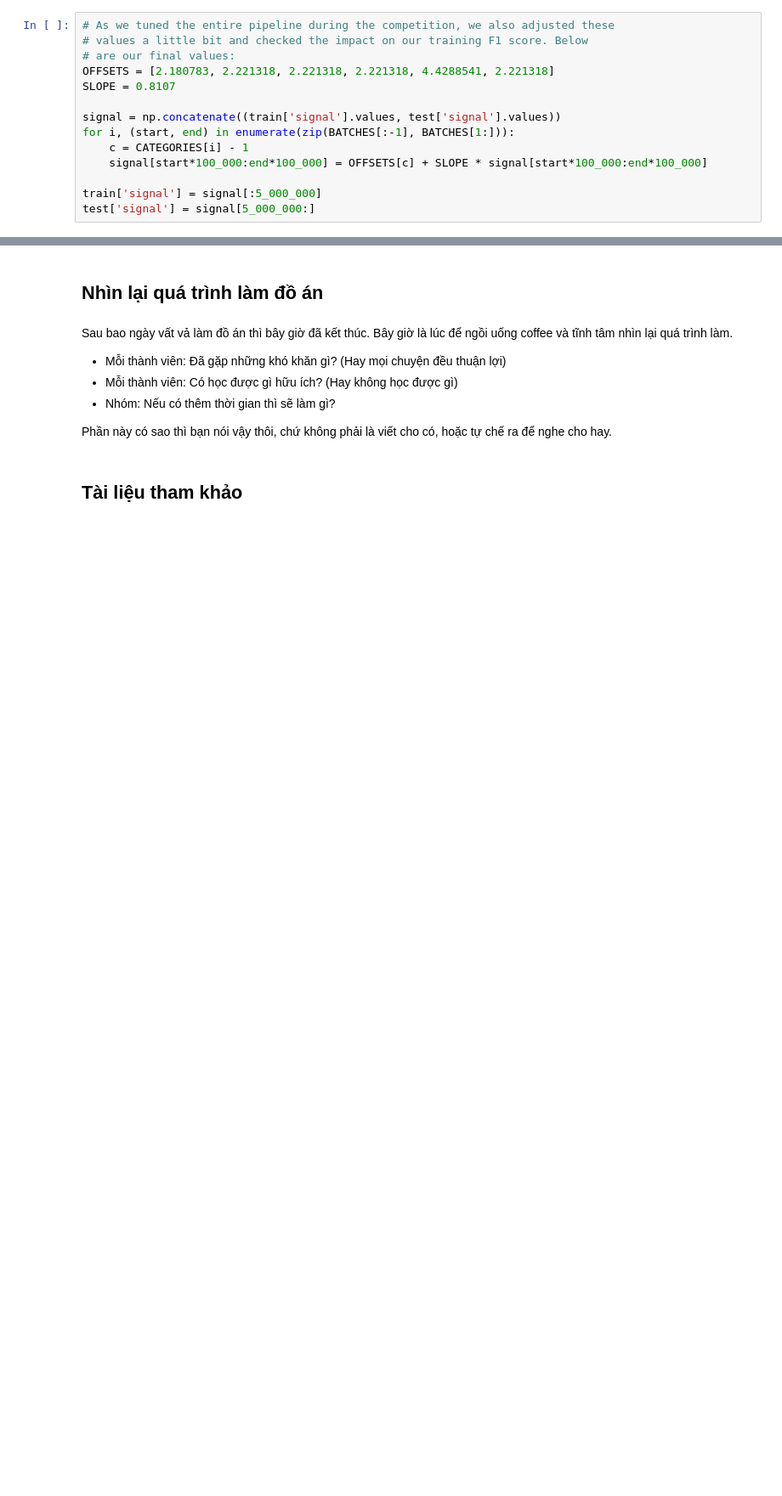
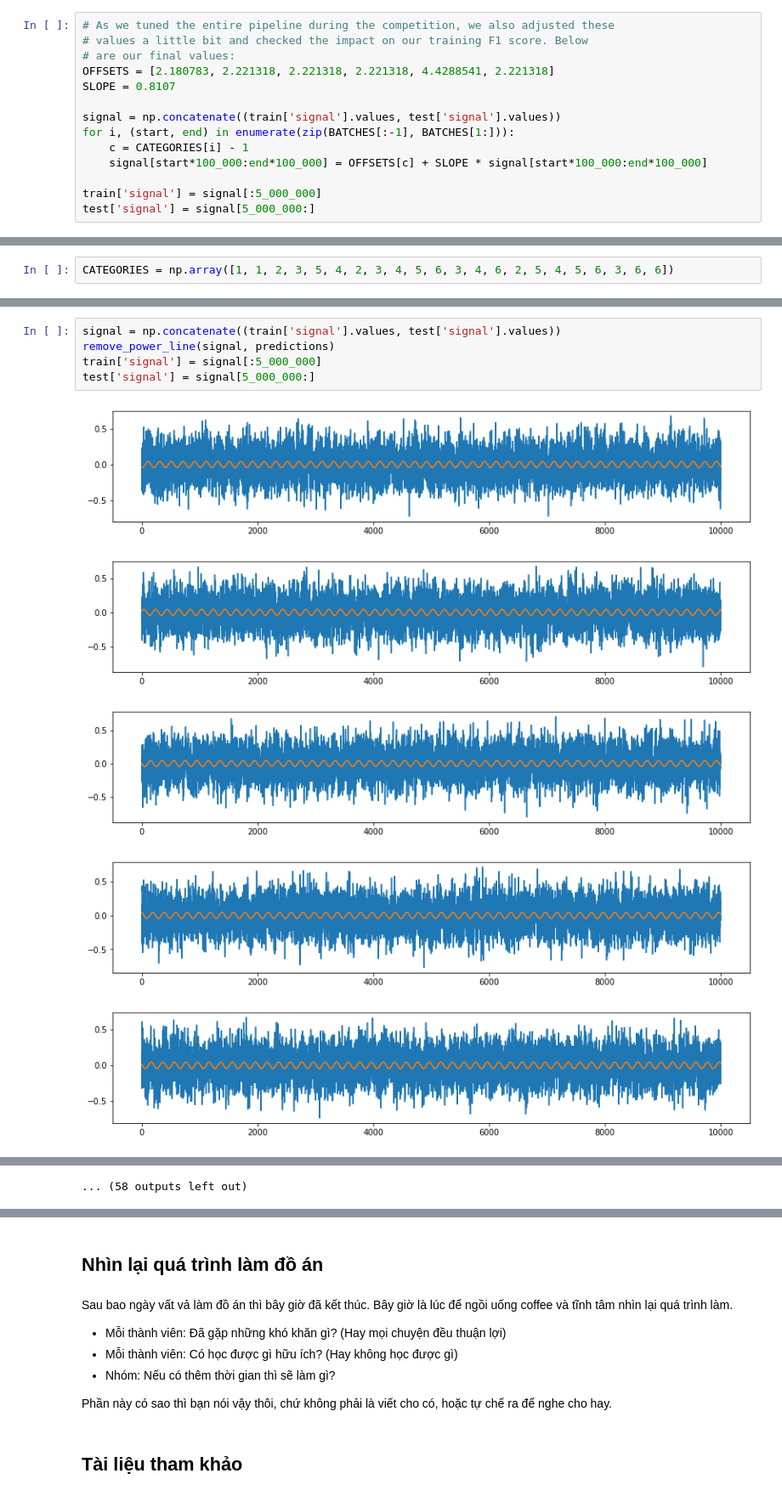
Before and after one commit to thanhtruong1712/DAMH_KHDLUD, a Jupyter notebook: Report.ipynb, the cells around one changed output, grey strips where cells are left out. Shown at 85% size. Saved outputs shown, nothing was run; the diff lists cells and outputs as text; blank space fills up the shorter version.

```diff
--- a/Report.ipynb
+++ b/Report.ipynb
@@ -170,0 +239,2 @@ predictions = pd.read_csv('Ys.csv', index_col=None, skiprows=1, header=None).val
+# %%
+CATEGORIES = np.array([1, 1, 2, 3, 5, 4, 2, 3, 4, 5, 6, 3, 4, 6, 2, 5, 4, 5, 6, 3, 6, 6])
@@ -170,0 +365,11 @@ predictions = pd.read_csv('Ys.csv', index_col=None, skiprows=1, header=None).val
+# %%
+signal = np.concatenate((train['signal'].values, test['signal'].values))
+remove_power_line(signal, predictions)
+train['signal'] = signal[:5_000_000]
+test['signal'] = signal[5_000_000:]
+# %% [output]
+[figure, added]
+[figure, added]
+[figure, added]
+[figure, added]
+[figure, added]
@@ -170,0 +383 @@ predictions = pd.read_csv('Ys.csv', index_col=None, skiprows=1, header=None).val
+... (58 outputs left out)
```
Also changed, not shown: parts of 82 cells of this notebook.
